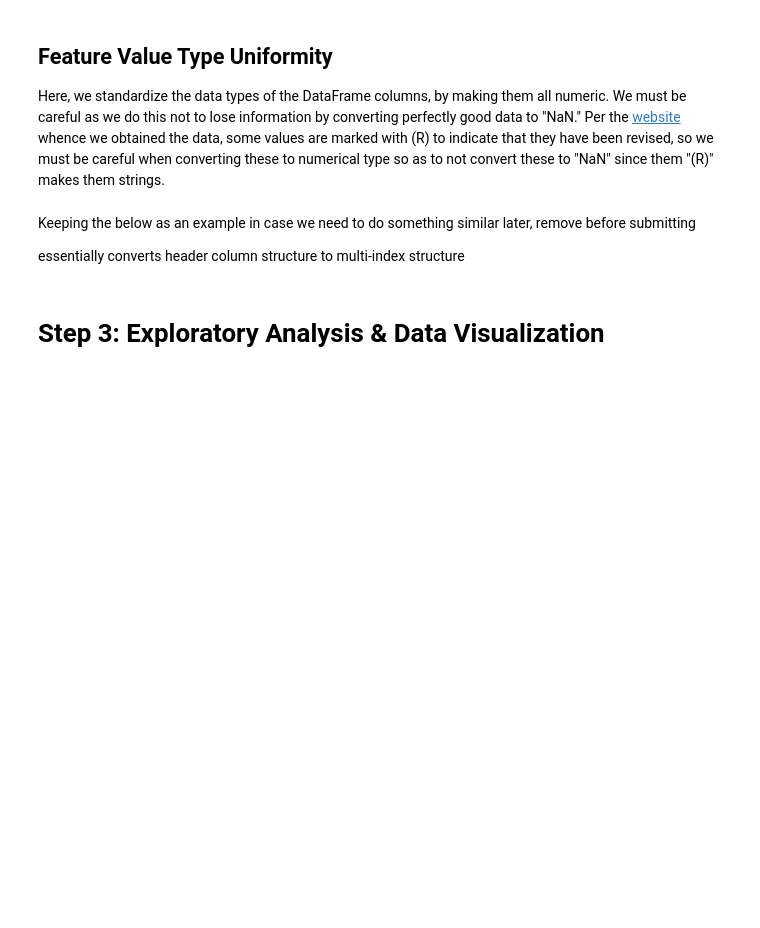
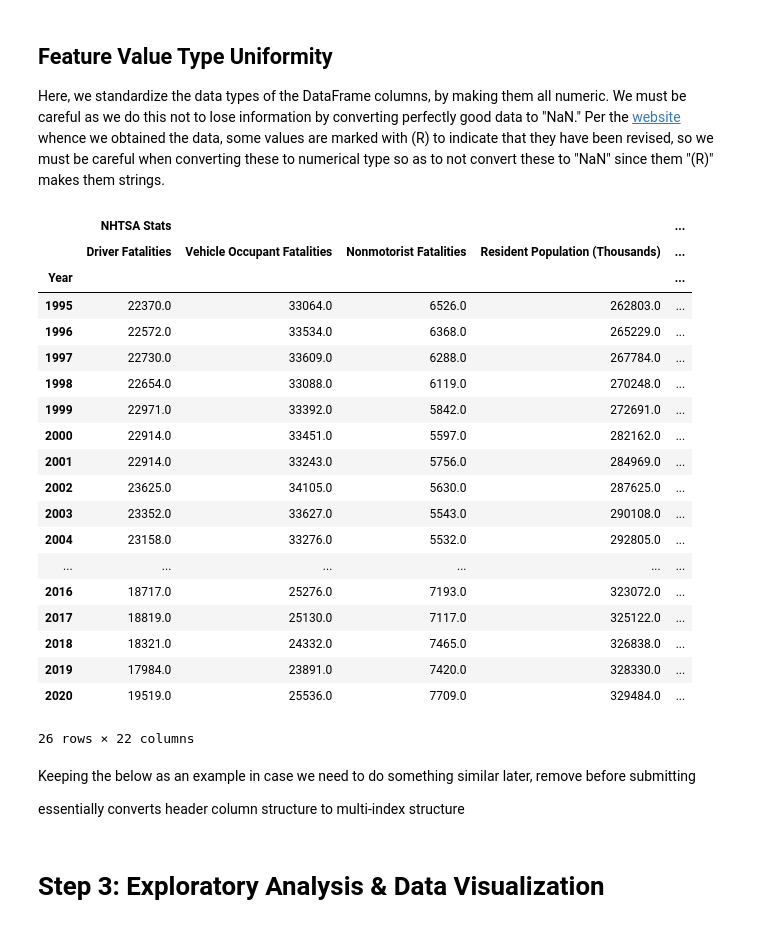
Before and after one commit to nicholasbreymaier/nicholasbreymaier.github.io, a Jupyter notebook: CMSC320_Final_Tutorial.ipynb, the cells around one changed output. Drawn from its saved outputs; the diff is of its cells as text; code cells hidden in the pictures; blank space fills up the shorter version.

Commit message:
missing data imputation and converting to numeric values

```diff
--- a/CMSC320_Final_Tutorial.ipynb
+++ b/CMSC320_Final_Tutorial.ipynb
@@ -433,5 +516,8 @@ This data is likely missing completely at random due to government data collecti
 
 We do not think that this interpolation will have any significant effects on the analysis of the data, as only 6 values, evenly split between two variables, are missing in the entire DataFrame. If later data analysis and visualization seems to imply that the missing data is important, we will perform further analysis.
+# %%
+# Perform imputation:
+full_df.fillna(method='ffill', inplace=True)
 # %% [markdown]
 ## Feature Value Type Uniformity
 Here, we standardize the data types of the DataFrame columns, by making them all numeric. We must be careful as we do this not to lose information by converting perfectly good data to "NaN." Per the <a href='https://www.bts.gov/content/highway-profile'>website</a> whence we obtained the data, some values are marked with (R) to indicate that they have been revised, so we must be careful when converting these to numerical type so as to not convert these to "NaN" since them "(R)" makes them strings.
@@ -448,3 +524,37 @@ full_df
+# %%
+# First convert all values to strings so they're easier to work with.
+full_df = full_df.astype(str)
+
+# Remove (R) marker from revised values:
+for col in full_df:
+    full_df[col] = full_df[col].str.replace(r'(R)', '')
+
+# Convert all values/columns to numeric type:
+full_df = full_df.apply(pd.to_numeric)
+
+# Our data is finally ready for use!
+full_df
+# %% [output]
+|  | NHTSA Stats |  |  |  | ... |
+|  | Driver Fatalities | Vehicle Occupant Fatalities | Nonmotorist Fatalities | Resident Population (Thousands) | ... |
+| Year |  |  |  |  | ... |
+| 1995 | 22370.0 | 33064.0 | 6526.0 | 262803.0 | ... |
+| 1996 | 22572.0 | 33534.0 | 6368.0 | 265229.0 | ... |
+| 1997 | 22730.0 | 33609.0 | 6288.0 | 267784.0 | ... |
+| 1998 | 22654.0 | 33088.0 | 6119.0 | 270248.0 | ... |
+| 1999 | 22971.0 | 33392.0 | 5842.0 | 272691.0 | ... |
+| 2000 | 22914.0 | 33451.0 | 5597.0 | 282162.0 | ... |
+| 2001 | 22914.0 | 33243.0 | 5756.0 | 284969.0 | ... |
+| 2002 | 23625.0 | 34105.0 | 5630.0 | 287625.0 | ... |
+| 2003 | 23352.0 | 33627.0 | 5543.0 | 290108.0 | ... |
+| 2004 | 23158.0 | 33276.0 | 5532.0 | 292805.0 | ... |
+| ... | ... | ... | ... | ... | ... |
+| 2016 | 18717.0 | 25276.0 | 7193.0 | 323072.0 | ... |
+| 2017 | 18819.0 | 25130.0 | 7117.0 | 325122.0 | ... |
+| 2018 | 18321.0 | 24332.0 | 7465.0 | 326838.0 | ... |
+| 2019 | 17984.0 | 23891.0 | 7420.0 | 328330.0 | ... |
+| 2020 | 19519.0 | 25536.0 | 7709.0 | 329484.0 | ... |
+26 rows × 22 columns
 # %% [markdown]
 Keeping the below as an example in case we need to do something similar later, remove before submitting
 
```
Also changed, not shown: parts of 13 cells of this notebook.
